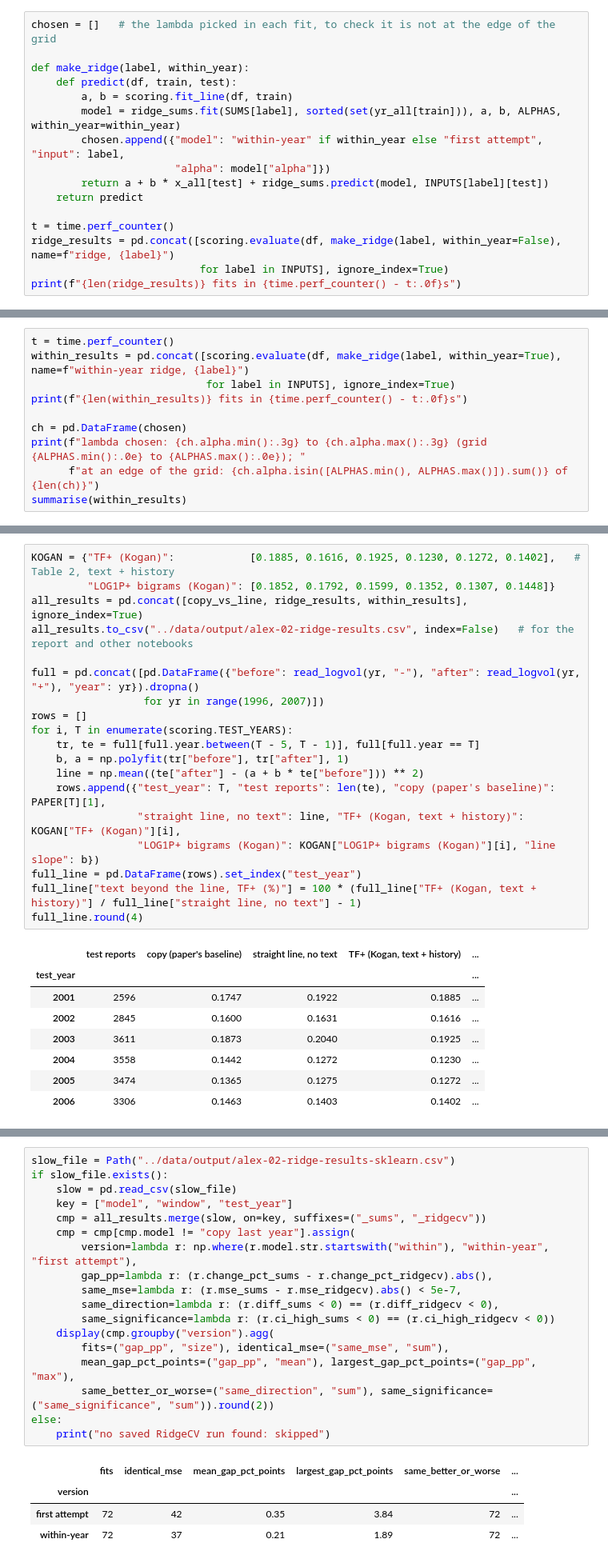
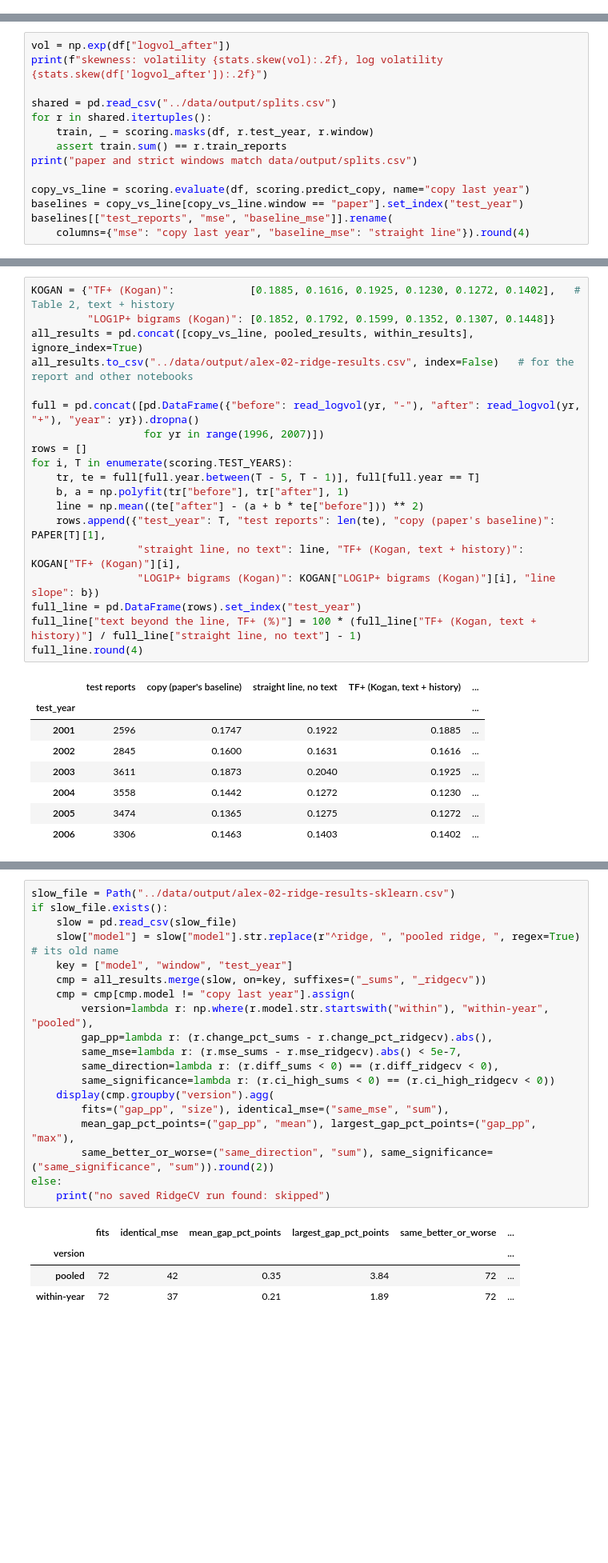
Before and after one commit to Oscar339/dst-sprint2, a Jupyter notebook: Alex/02-Models.ipynb, the cells around one changed output, grey strips where cells are left out. Shown at 80% size. Saved outputs shown, nothing was run; the diff lists cells and outputs as text; blank space fills up the shorter version.

```diff
--- a/Alex/02-Models.ipynb
+++ b/Alex/02-Models.ipynb
@@ -226,16 +61,0 @@ better), and "years significant" counts the test years whose whole 95% interval
-# %%
-chosen = []   # the lambda picked in each fit, to check it is not at the edge of the grid
-
-def make_ridge(label, within_year):
-    def predict(df, train, test):
-        a, b = scoring.fit_line(df, train)
-        model = ridge_sums.fit(SUMS[label], sorted(set(yr_all[train])), a, b, ALPHAS, within_year=within_year)
-        chosen.append({"model": "within-year" if within_year else "first attempt", "input": label,
-                       "alpha": model["alpha"]})
-        return a + b * x_all[test] + ridge_sums.predict(model, INPUTS[label][test])
-    return predict
-
-t = time.perf_counter()
-ridge_results = pd.concat([scoring.evaluate(df, make_ridge(label, within_year=False), name=f"ridge, {label}")
-                           for label in INPUTS], ignore_index=True)
-print(f"{len(ridge_results)} fits in {time.perf_counter() - t:.0f}s")
@@ -271,0 +62,14 @@ summarise(pd.concat([copy_vs_line, ridge_results], ignore_index=True))
+# %%
+vol = np.exp(df["logvol_after"])
+print(f"skewness: volatility {stats.skew(vol):.2f}, log volatility {stats.skew(df['logvol_after']):.2f}")
+
+shared = pd.read_csv("../data/output/splits.csv")
+for r in shared.itertuples():
+    train, _ = scoring.masks(df, r.test_year, r.window)
+    assert train.sum() == r.train_reports
+print("paper and strict windows match data/output/splits.csv")
+
+copy_vs_line = scoring.evaluate(df, scoring.predict_copy, name="copy last year")
+baselines = copy_vs_line[copy_vs_line.window == "paper"].set_index("test_year")
+baselines[["test_reports", "mse", "baseline_mse"]].rename(
+    columns={"mse": "copy last year", "baseline_mse": "straight line"}).round(4)
@@ -369,10 +207,0 @@ The text part then averages exactly zero in every test year, so it can only chan
-# %%
-t = time.perf_counter()
-within_results = pd.concat([scoring.evaluate(df, make_ridge(label, within_year=True), name=f"within-year ridge, {label}")
-                            for label in INPUTS], ignore_index=True)
-print(f"{len(within_results)} fits in {time.perf_counter() - t:.0f}s")
-
-ch = pd.DataFrame(chosen)
-print(f"lambda chosen: {ch.alpha.min():.3g} to {ch.alpha.max():.3g} (grid {ALPHAS.min():.0e} to {ALPHAS.max():.0e}); "
-      f"at an edge of the grid: {ch.alpha.isin([ALPHAS.min(), ALPHAS.max()]).sum()} of {len(ch)}")
-summarise(within_results)
@@ -457,7 +260,7 @@ public report, so we can fit it on Kogan's full data with their training window:
 # %%
 KOGAN = {"TF+ (Kogan)":            [0.1885, 0.1616, 0.1925, 0.1230, 0.1272, 0.1402],   # Table 2, text + history
          "LOG1P+ bigrams (Kogan)": [0.1852, 0.1792, 0.1599, 0.1352, 0.1307, 0.1448]}
-all_results = pd.concat([copy_vs_line, ridge_results, within_results], ignore_index=True)
+all_results = pd.concat([copy_vs_line, pooled_results, within_results], ignore_index=True)
 all_results.to_csv("../data/output/alex-02-ridge-results.csv", index=False)   # for the report and other notebooks
 
 full = pd.concat([pd.DataFrame({"before": read_logvol(yr, "-"), "after": read_logvol(yr, "+"), "year": yr}).dropna()
@@ -497,23 +298,24 @@ leave-one-out choosing different values of $\lambda$.
 # %%
 slow_file = Path("../data/output/alex-02-ridge-results-sklearn.csv")
 if slow_file.exists():
     slow = pd.read_csv(slow_file)
+    slow["model"] = slow["model"].str.replace(r"^ridge, ", "pooled ridge, ", regex=True)   # its old name
     key = ["model", "window", "test_year"]
     cmp = all_results.merge(slow, on=key, suffixes=("_sums", "_ridgecv"))
     cmp = cmp[cmp.model != "copy last year"].assign(
-        version=lambda r: np.where(r.model.str.startswith("within"), "within-year", "first attempt"),
+        version=lambda r: np.where(r.model.str.startswith("within"), "within-year", "pooled"),
         gap_pp=lambda r: (r.change_pct_sums - r.change_pct_ridgecv).abs(),
         same_mse=lambda r: (r.mse_sums - r.mse_ridgecv).abs() < 5e-7,
         same_direction=lambda r: (r.diff_sums < 0) == (r.diff_ridgecv < 0),
         same_significance=lambda r: (r.ci_high_sums < 0) == (r.ci_high_ridgecv < 0))
     display(cmp.groupby("version").agg(
         fits=("gap_pp", "size"), identical_mse=("same_mse", "sum"),
         mean_gap_pct_points=("gap_pp", "mean"), largest_gap_pct_points=("gap_pp", "max"),
         same_better_or_worse=("same_direction", "sum"), same_significance=("same_significance", "sum")).round(2))
 else:
     print("no saved RidgeCV run found: skipped")
 # %% [output]
 |  | fits | identical_mse | mean_gap_pct_points | largest_gap_pct_points | same_better_or_worse | ... |
 | version |  |  |  |  |  | ... |
-| first attempt | 72 | 42 | 0.35 | 3.84 | 72 | ... |
+| pooled | 72 | 42 | 0.35 | 3.84 | 72 | ... |
 | within-year | 72 | 37 | 0.21 | 1.89 | 72 | ... |
```
Also changed, not shown: parts of 30 cells of this notebook, 2 other files.
